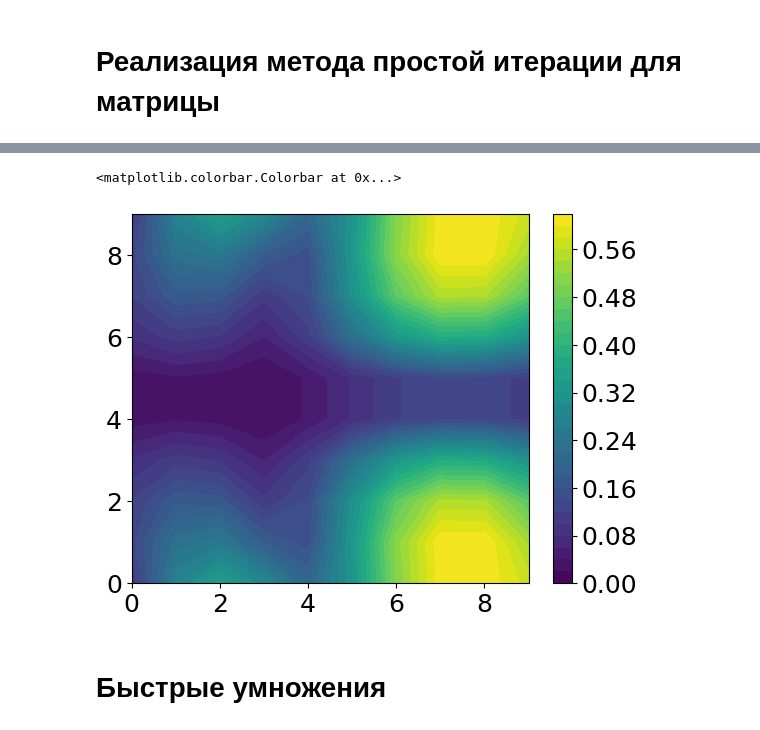
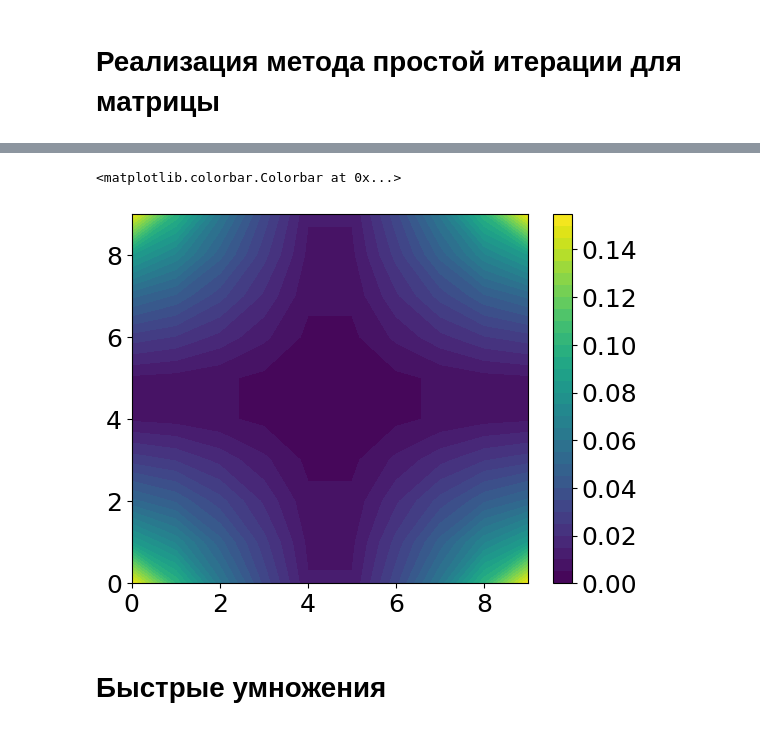
Before and after one commit to qwerty29544/electrodynamics, a Jupyter notebook: src/KernelSpectre.ipynb, the cells around one changed output, grey strips where cells are left out. Saved outputs shown, nothing was run; the diff lists cells and outputs as text; code cells hidden in the pictures.

```diff
--- a/src/KernelSpectre.ipynb
+++ b/src/KernelSpectre.ipynb
@@ -419,16 +419,16 @@ problem_config = {
     'N': [10, 10, 10],
     'L': [1.0, 1.0, 1.0],
     'center': [0.0, 0.0, 0.0],
-    'k': 5.0,
+    'k': 2.0,
     'orient': [0.0, 1.0, 0.0],
     'amplitude': [1.0, 0.0, 0.0],
     'sign': 1.0,
     'eps_vec': [
         {
                 "type": "step",
-                "eps_real": [[1.0, 0.0, 0.0],
-                             [0.0, 1.0, 0.0],
-                             [0.0, 0.0, 1.0]],
+                "eps_real": [[2.0, 0.0, 0.0],
+                             [0.0, 3.0, 0.0],
+                             [0.0, 0.0, 4.0]],
                 "eps_imag": [[0.0, 0.0, 0.0],
                              [0.0, 0.0, 0.0],
                              [0.0, 0.0, 0.0]],
@@ -438,12 +438,12 @@ problem_config = {
             },
             {
                 "type": "ellipsis",
-                "eps_real": [[3.0, 0.0, 0.0],
-                             [0.0, 2.0, 0.0],
-                             [0.0, 0.0, 1.0]],
-                "eps_imag": [[1.0, 0.0, 0.0],
-                             [0.0, 1.0, 0.0],
-                             [0.0, 0.0, 1.0]],
+                "eps_real": [[0.0, 0.0, 0.0],
+                             [0.0, 0.0, 0.0],
+                             [0.0, 0.0, 0.0]],
+                "eps_imag": [[0.0, 0.0, 0.0],
+                             [0.0, 0.0, 0.0],
+                             [0.0, 0.0, 0.0]],
                 "center": [0.0, 0.0, 0.0],
                 "radius": [0.5, 0.5, 0.5]
             }
@@ -681,9 +909,9 @@ plt.show()
 # %%
-plt.contourf(np.abs(result_SIMm.reshape(N+[3]))[4, :, :, 0].real, 30)
+plt.contourf(np.abs(result_SIMm.reshape(N+[3]))[n_1//2, :, :, 0].real, 30)
 plt.colorbar()
 # %% [output]
 <matplotlib.colorbar.Colorbar at 0x...>
-[figure, old version]
+[figure, new version]
 # %% [markdown]
 # Быстрые умножения
 # %%
```
Also changed, not shown: parts of 47 cells of this notebook, 13 other files.
